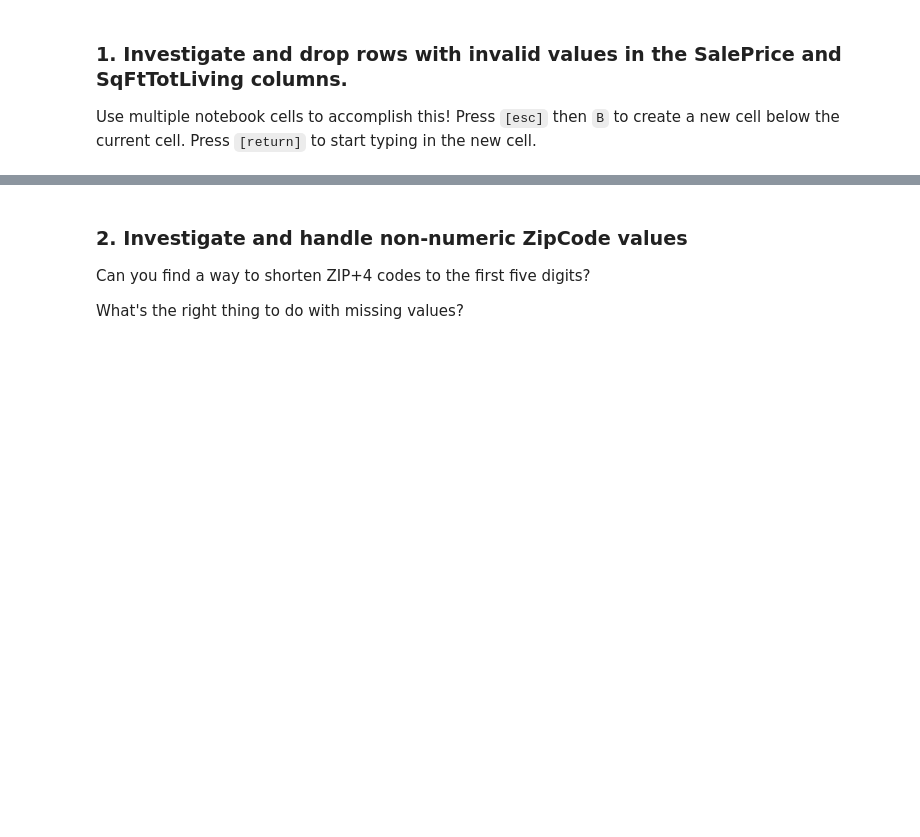
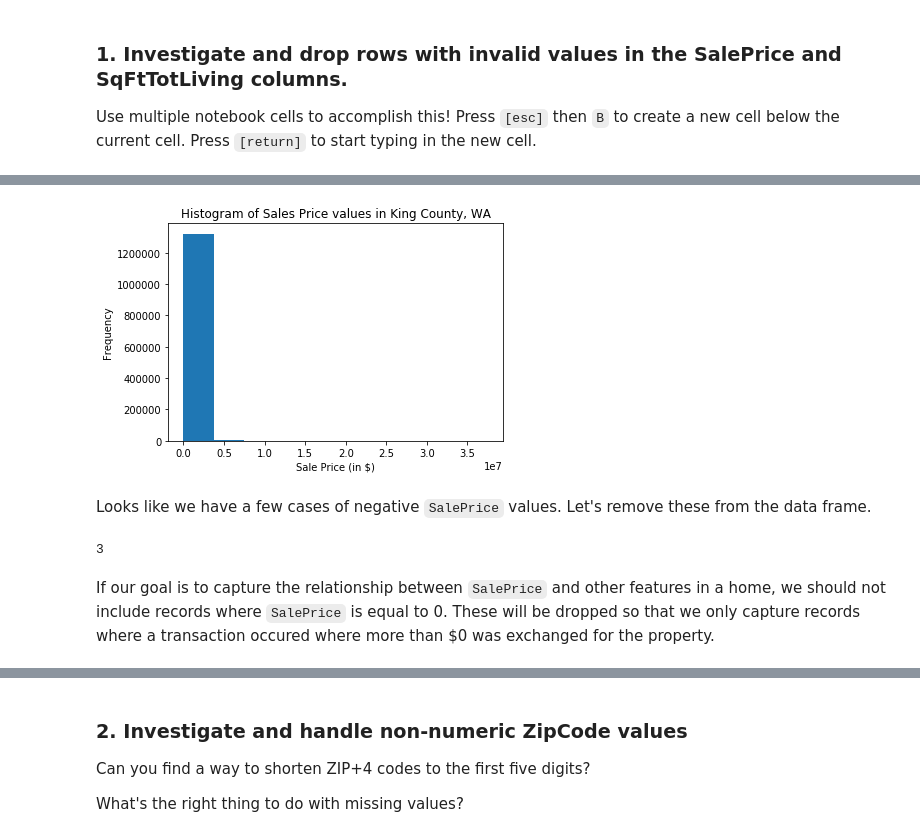
Before and after one commit to cenuno/pandas3_seattle-ds-051319, a Jupyter notebook: pandas-3-data-cleaning.ipynb, the cells around one changed output, grey strips where cells are left out. Saved outputs shown, nothing was run; the diff lists cells and outputs as text; code cells hidden in the pictures; blank space fills up the shorter version.

```diff
--- a/pandas-3-data-cleaning.ipynb
+++ b/pandas-3-data-cleaning.ipynb
@@ -166,6 +274,6 @@ sales_data.loc[sales_data['ZipCode'].isna()].head()
 # %% [markdown]
 Because we are interested in finding houses in Seattle zip codes, we will need to drop the rows with missing zip codes.
 # %%
-sales_data = sales_data.loc[~sales_data['ZipCode'].isna(), :]
+sales_data = sales_data.loc[sales_data['ZipCode'].notna(), :]
 
 sales_data.head()
@@ -177,0 +302,19 @@ Use multiple notebook cells to accomplish this! Press `[esc]` then `B` to create
+# %%
+import matplotlib.pyplot as plt
+%matplotlib inline
+
+plt.hist(sales_data["SalePrice"])
+plt.xlabel("Sale Price (in $)")
+plt.ylabel("Frequency")
+plt.title("Histogram of Sales Price values in King County, WA")
+plt.show()
+# %% [output]
+[figure, added]
+# %% [markdown]
+Looks like we have a few cases of negative `SalePrice` values. Let's remove these from the data frame.
+# %%
+(sales_data["SalePrice"] < 0).sum()
+# %% [output]
+3
+# %% [markdown]
+If our goal is to capture the relationship between `SalePrice` and other features in a home, we should not include records where `SalePrice` is equal to 0. These will be dropped so that we only capture records where a transaction occured where more than $0 was exchanged for the property.
```
Also changed, not shown: parts of 17 cells of this notebook.
